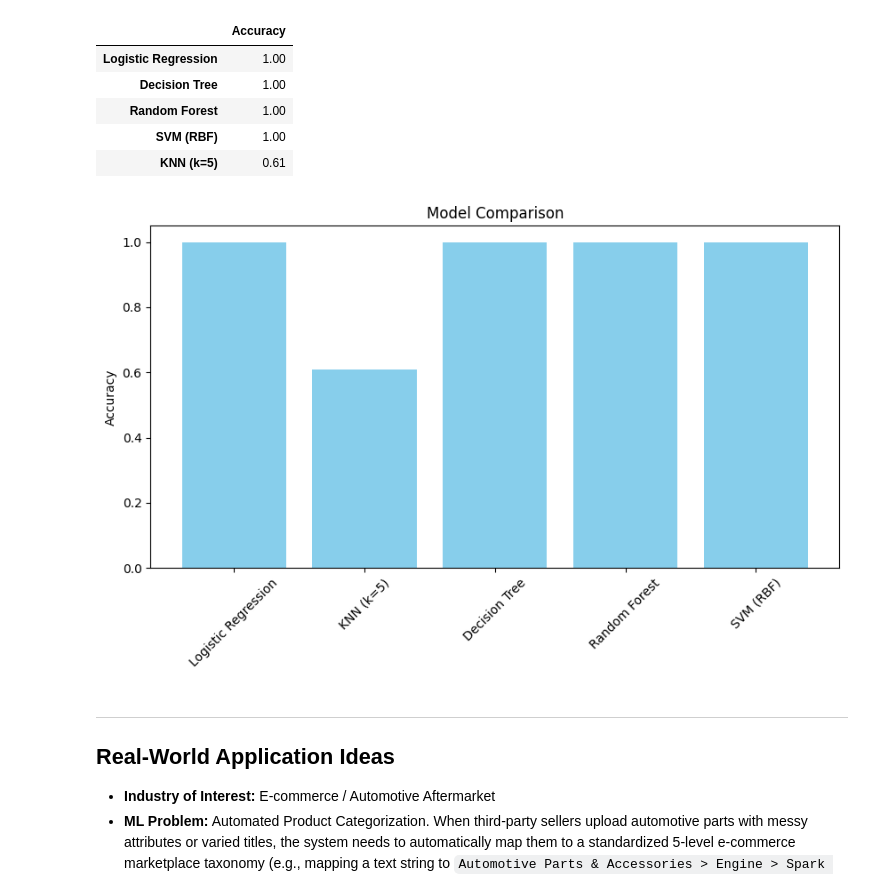
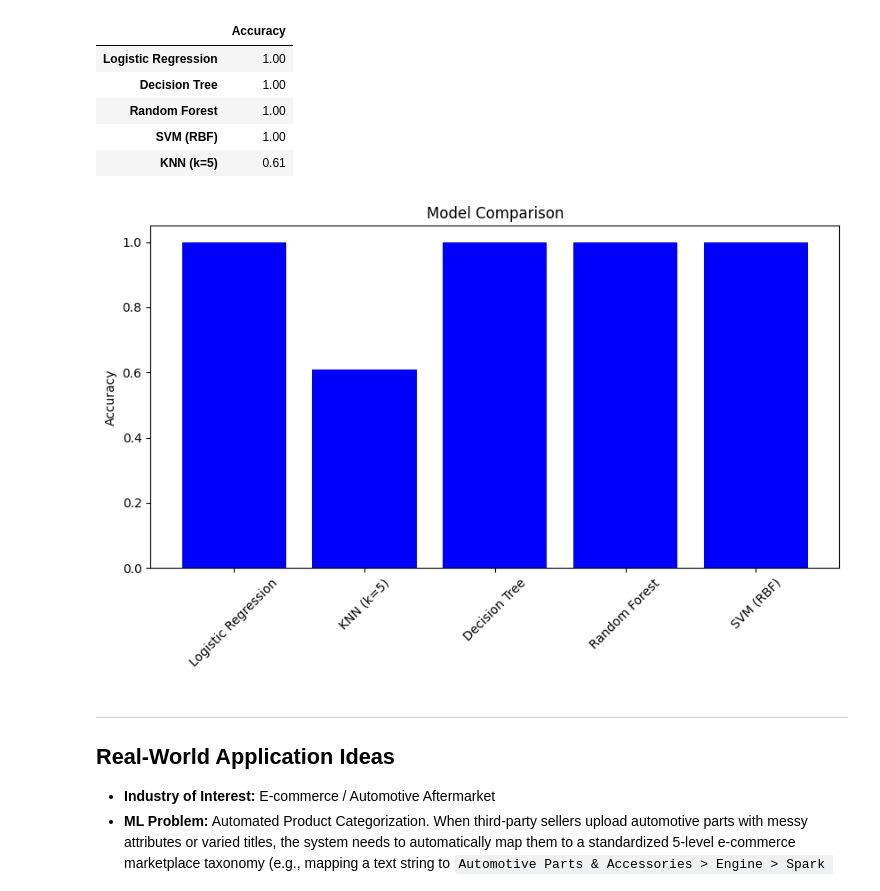
Before and after one commit to CeZa18/ITAI-1371-ML-Labs, a Jupyter notebook: Module_03_Lab_Exercise_1.ipynb, the cells around one changed output. Cells and saved outputs as stored; diff of their text form; code cells hidden in the pictures.

```diff
--- a/Module_03_Lab_Exercise_1.ipynb
+++ b/Module_03_Lab_Exercise_1.ipynb
@@ -1029,16 +1073,16 @@ comparison_df.sort_values("Accuracy", ascending=False)
 # %%
 # Plot Accuracy
 
 import matplotlib.pyplot as plt
 
 plt.figure(figsize=(10,5))
-plt.bar(comparison_df.index, comparison_df["Accuracy"], color="skyblue")
+plt.bar(comparison_df.index, comparison_df["Accuracy"], color="blue")
 plt.xticks(rotation=45)
 plt.ylabel("Accuracy")
 plt.title("Model Comparison")
 plt.show()
 # %% [output]
-[figure, old version]
+[figure, new version]
 # %% [markdown]
 ---
 
```
Also changed, not shown: parts of 3 cells of this notebook.
